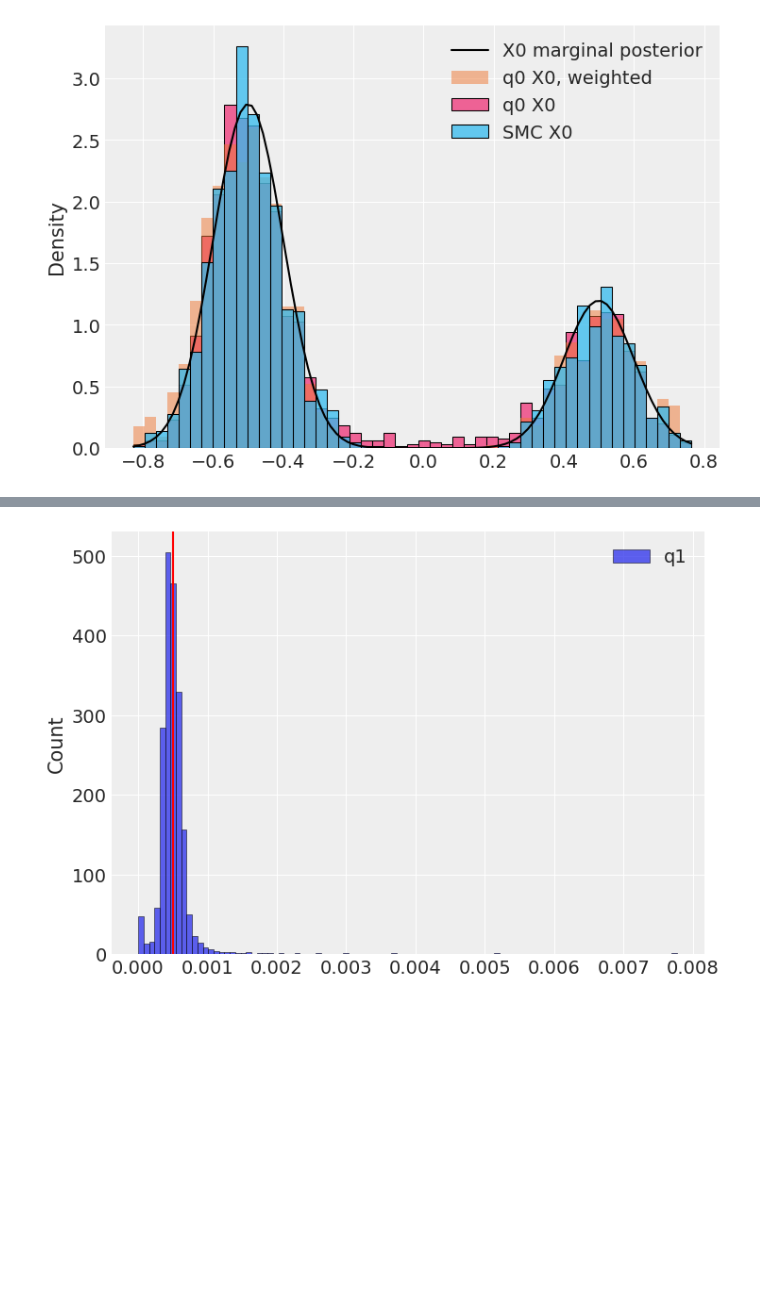
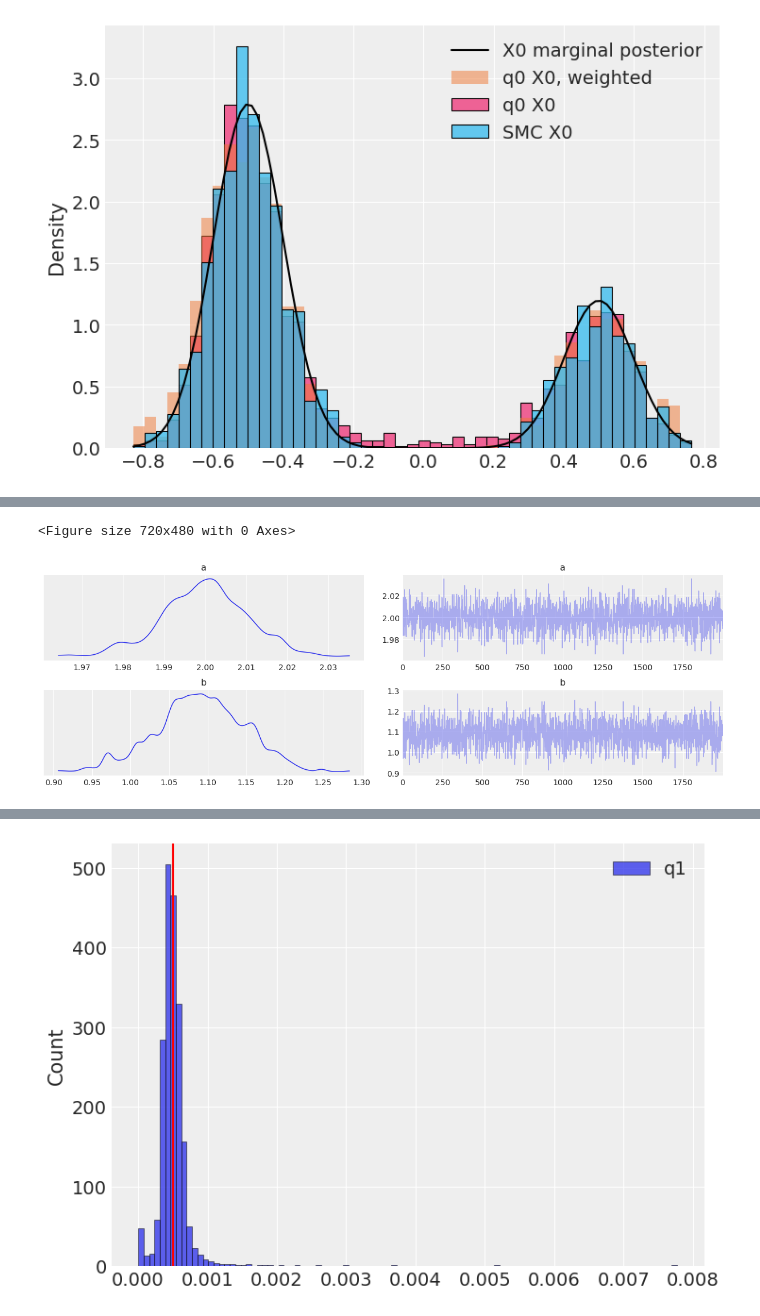
Before and after one commit to RichardGrumitt/NS_NFMC_tests, a Jupyter notebook: nfmc_tests.ipynb, the cells around one changed output, grey strips where cells are left out. Saved outputs shown, nothing was run; the diff lists cells and outputs as text; code cells hidden in the pictures; blank space fills up the shorter version.

Commit message:
Adding examples showing narrow init

```diff
--- a/nfmc_tests.ipynb
+++ b/nfmc_tests.ipynb
@@ -308,0 +313,11 @@ plt.show()
+# %%
+rg_df = az.summary(rg_az_trace)
+init_samples = np.random.multivariate_normal(mean=np.array([rg_df['mean']['b'], rg_df['mean']['a']]),
+                                             cov=np.diagflat(np.array([rg_df['sd']['b']**2, rg_df['sd']['a']**2]))/4,
+                                             size=2000)
+with rg_model:
+
+    rg_narrow_trace = pm.sample_nfmc(2000, init_samples=init_samples, optim_iter=1000, nf_iter=10, chains=1,
+                              frac_validate=0.2, alpha=(0.75,0.75), parallel=False, bw_factor=0.5,
+                              k_trunc=0.25, pareto=False, norm_tol=1e-2)
+    rg_narrow_az_trace = az.from_pymc3(rg_narrow_trace)
@@ -308,0 +347,7 @@ plt.show()
+# %%
+plt.figure()
+ax = az.plot_trace(rg_narrow_az_trace)
+plt.show()
+# %% [output]
+<Figure size 720x480 with 0 Axes>
+[figure, added]
```
Also changed, not shown: parts of 10 cells of this notebook.
